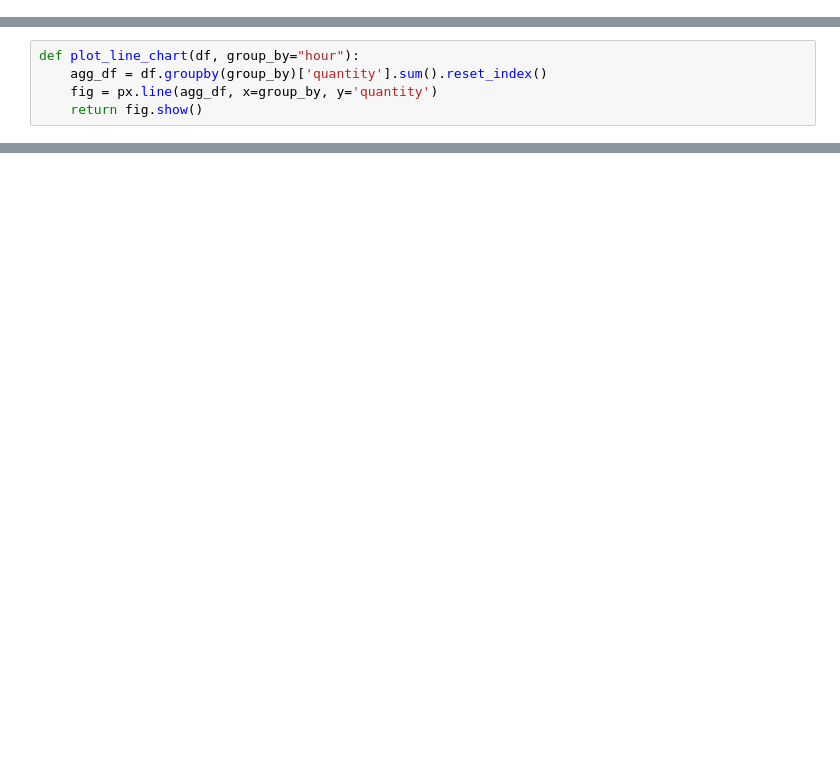
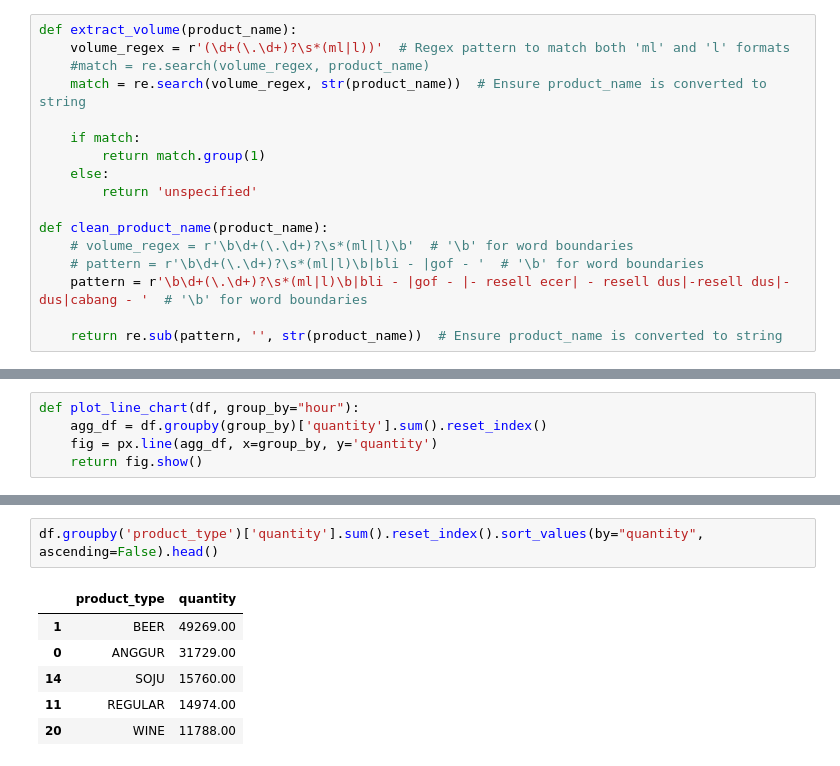
Before and after one commit to shaanbarca/iseller, a Jupyter notebook: plotly_charts.ipynb, the cells around one changed output, grey strips where cells are left out. Saved outputs shown, nothing was run; the diff lists cells and outputs as text; blank space fills up the shorter version.

```diff
--- a/plotly_charts.ipynb
+++ b/plotly_charts.ipynb
@@ -8 +12,18 @@ pd.set_option('display.max_columns', None)
+# %%
+def extract_volume(product_name):
+    volume_regex = r'(\d+(\.\d+)?\s*(ml|l))'  # Regex pattern to match both 'ml' and 'l' formats
+    #match = re.search(volume_regex, product_name)
+    match = re.search(volume_regex, str(product_name))  # Ensure product_name is converted to string
+
+    if match:
+        return match.group(1)
+    else:
+        return 'unspecified'
+
+def clean_product_name(product_name):
+    # volume_regex = r'\b\d+(\.\d+)?\s*(ml|l)\b'  # '\b' for word boundaries
+    # pattern = r'\b\d+(\.\d+)?\s*(ml|l)\b|bli - |gof - '  # '\b' for word boundaries
+    pattern = r'\b\d+(\.\d+)?\s*(ml|l)\b|bli - |gof - |- resell ecer| - resell dus|-resell dus|- dus|cabang - '  # '\b' for word boundaries
+
+    return re.sub(pattern, '', str(product_name))  # Ensure product_name is converted to string
 # %%
@@ -80,0 +114,9 @@ product_quantity.tail()
+# %%
+df.groupby('product_type')['quantity'].sum().reset_index().sort_values(by="quantity", ascending=False).head()
+# %% [output]
+|  | product_type | quantity |
+| 1 | BEER | 49269.00 |
+| 0 | ANGGUR | 31729.00 |
+| 14 | SOJU | 15760.00 |
+| 11 | REGULAR | 14974.00 |
+| 20 | WINE | 11788.00 |
```
Also changed, not shown: parts of 19 cells of this notebook, 1 other file.
